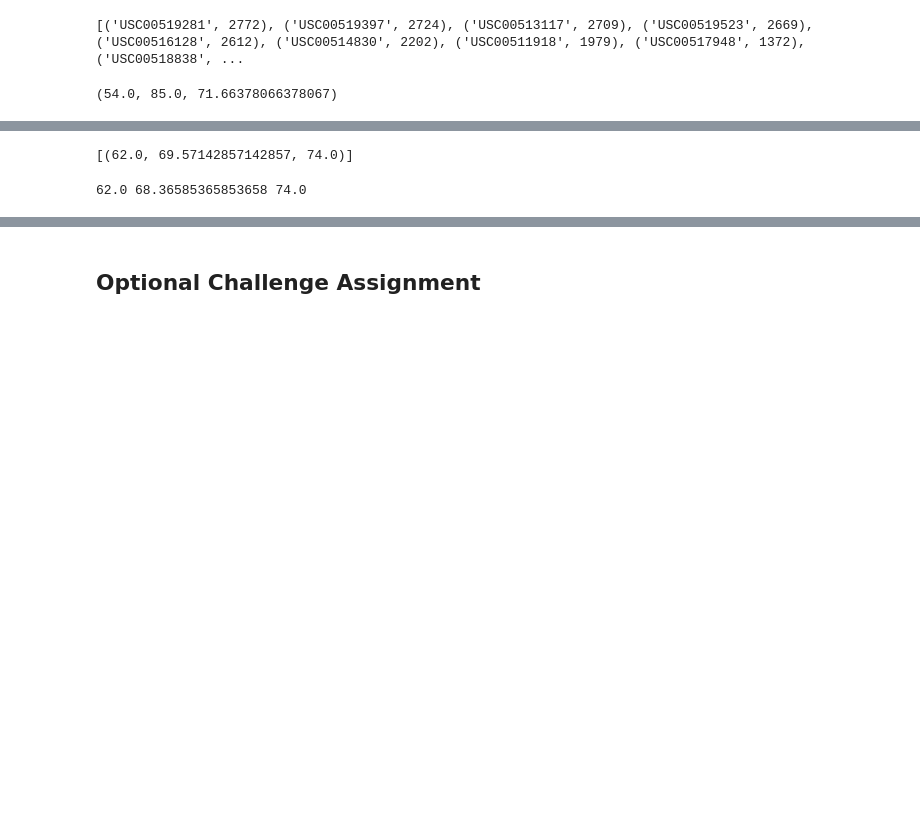
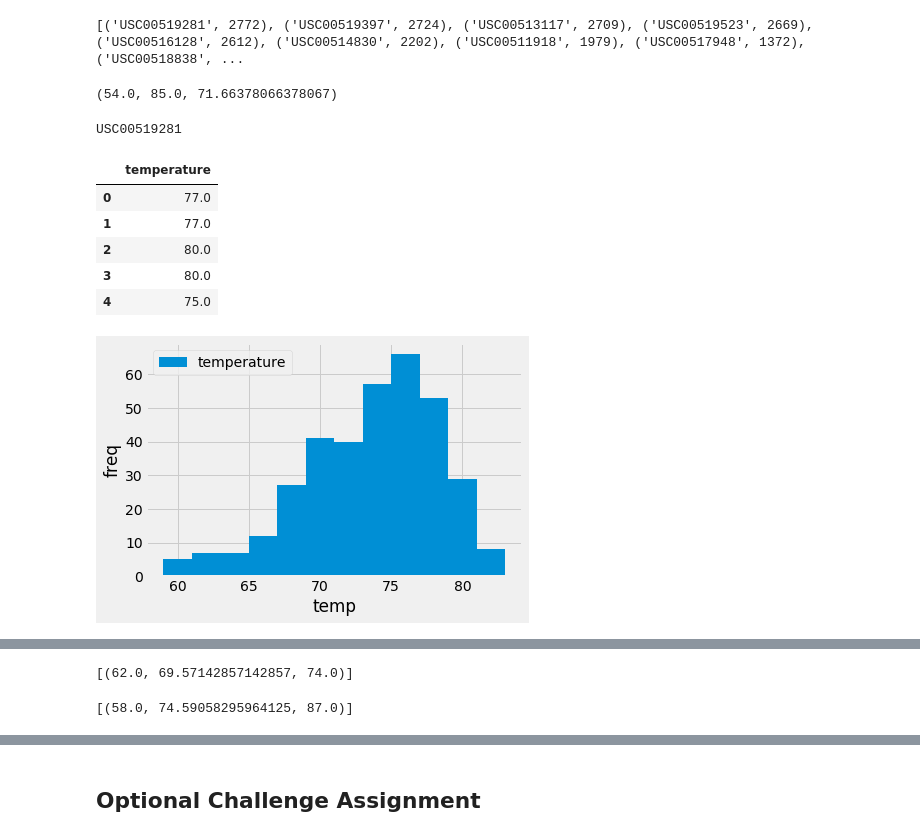
Before and after one commit to danielpimen/sqlalchemy-challenge, a Jupyter notebook: climate_starter.ipynb, the cells around one changed output, grey strips where cells are left out. Saved outputs shown, nothing was run; the diff lists cells and outputs as text; code cells hidden in the pictures; blank space fills up the shorter version.

```diff
--- a/climate_starter.ipynb
+++ b/climate_starter.ipynb
@@ -129,3 +126,48 @@ print (temp)
+# %%
+# Choose the station with the highest number of temperature observations.
+# Query the last 12 months of temperature observation data for this station and plot the results as a histogram
+#station_temp = session.query(func.count(Measurement.tobs), Measurement.station)\
+#.group_by(Measurement.station)\
+#.order_by(func.count(Measurement.tobs).desc()).first
+
+#station_temp2 = session.query(Measurement.tobs).filter(Measurement.date >= one_year_ago_data.strftime(expression))\
+#.filter(Measurement.date <= max_date.strftime(expression))\
+#.filter(Measurement.station == station_temp.station)\
+#.order_by(Measurement.date)
+
+#dataframe = pd.DataFrame(station_temp2, columns = ['temperature'])
+
+#plot = df.plot(kind='hist', bins=10)
+#plot.set_xlabel('temp')
+#plot.set_ylabel('Freq')
+
+#dataframe.head()
+
+station_temp2 = session.query(func.count(Measurement.tobs),Measurement.station).group_by(Measurement.station).order_by(func.count(Measurement.tobs).desc()).first()
+print (station_temp2.station)
+
+station_temps2 = session.query(Measurement.tobs).filter(Measurement.date >= one_year_ago_data.strftime(expression)).\
+filter(Measurement.date <= max_date.strftime(expression)).\
+filter(Measurement.station == station_temp2.station).order_by(Measurement.date)
+
+df = pd.DataFrame(station_temps2,columns=['temperature'])
+
+
+
+plot = df.plot(kind="hist",bins=12)
+plot.set_xlabel("temp")
+plot.set_ylabel("freq")
+
+df.head()
+# %% [output]
+USC00519281
+|  | temperature |
+| 0 | 77.0 |
+| 1 | 77.0 |
+| 2 | 80.0 |
+| 3 | 80.0 |
+| 4 | 75.0 |
+[figure, added]
 # %% [markdown]
 ![precipitation](Images/station-histogram.png)
 # %%
@@ -152,8 +194,10 @@ print(calc_temps('2012-02-28', '2012-03-05'))
 # %%
 # Use your previous function `calc_temps` to calculate the tmin, tavg, and tmax
 # for your trip using the previous year's data for those same dates.
+temp = calc_temps(one_year_ago_data.strftime(expression), max_date.strftime(expression))
+print(temp)
 # %% [output]
-62.0 68.36585365853658 74.0
+[(58.0, 74.59058295964125, 87.0)]
 # %%
 # Plot the results from your previous query as a bar chart.
 # Use "Trip Avg Temp" as your Title
```
Also changed, not shown: parts of 4 cells of this notebook.
